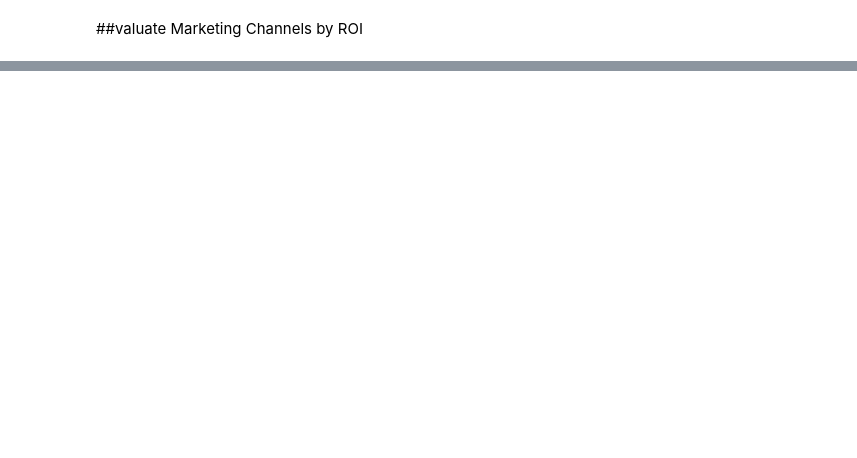
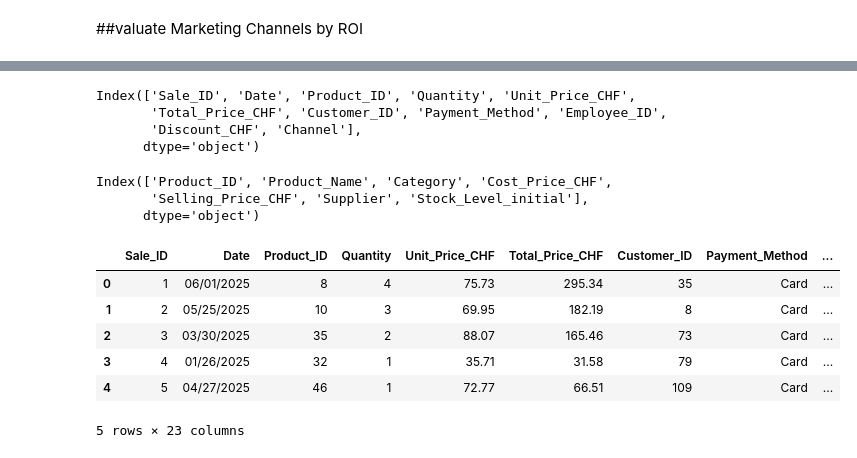
Before and after one commit to Mainabryan/SWISS-CLOTHING-BRAND, a Jupyter notebook: Swiss_clothing_brand.ipynb, the cells around one changed output, grey strips where cells are left out. Cells and saved outputs as stored; diff of their text form; code cells hidden in the pictures; blank space fills up the shorter version.

```diff
--- a/Swiss_clothing_brand.ipynb
+++ b/Swiss_clothing_brand.ipynb
@@ -1085,0 +887,13 @@ Passing `palette` without assigning `hue` is deprecated and will be removed in v
+# %%
+sales_table.columns
+# %% [output]
+Index(['Sale_ID', 'Date', 'Product_ID', 'Quantity', 'Unit_Price_CHF',
+       'Total_Price_CHF', 'Customer_ID', 'Payment_Method', 'Employee_ID',
+       'Discount_CHF', 'Channel'],
+      dtype='object')
+# %%
+display(product_table.columns)
+# %% [output]
+Index(['Product_ID', 'Product_Name', 'Category', 'Cost_Price_CHF',
+       'Selling_Price_CHF', 'Supplier', 'Stock_Level_initial'],
+      dtype='object')
@@ -1085,0 +902,19 @@ Passing `palette` without assigning `hue` is deprecated and will be removed in v
+# %%
+import pandas as pd
+
+# Merge sales with customers
+merged_df = pd.merge(sales, customers, on='Customer_ID', how='left')
+
+# Merge with products
+merged_df = pd.merge(merged_df, products, on='Product_ID', how='left')
+
+# Display a preview
+merged_df.head()
+# %% [output]
+|  | Sale_ID | Date | Product_ID | Quantity | Unit_Price_CHF | Total_Price_CHF | Customer_ID | Payment_Method | ... |
+| 0 | 1 | 06/01/2025 | 8 | 4 | 75.73 | 295.34 | 35 | Card | ... |
+| 1 | 2 | 05/25/2025 | 10 | 3 | 69.95 | 182.19 | 8 | Card | ... |
+| 2 | 3 | 03/30/2025 | 35 | 2 | 88.07 | 165.46 | 73 | Card | ... |
+| 3 | 4 | 01/26/2025 | 32 | 1 | 35.71 | 31.58 | 79 | Card | ... |
+| 4 | 5 | 04/27/2025 | 46 | 1 | 72.77 | 66.51 | 109 | Card | ... |
+5 rows × 23 columns
```
Also changed, not shown: parts of 40 cells of this notebook.
